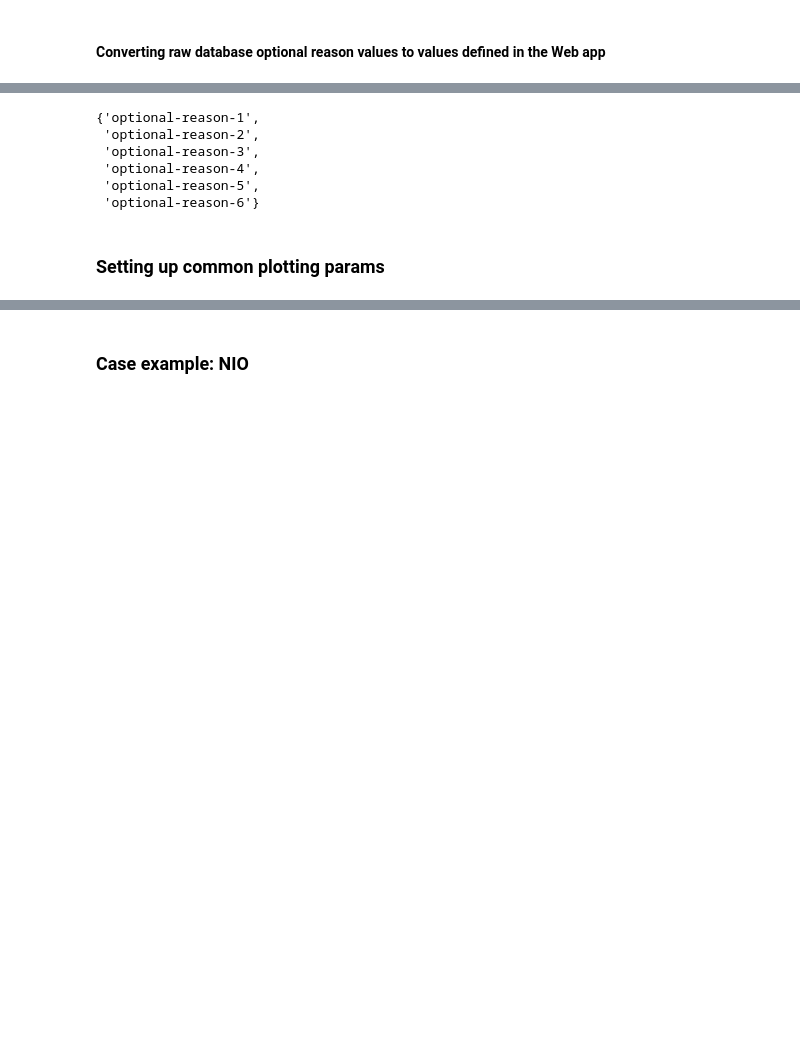
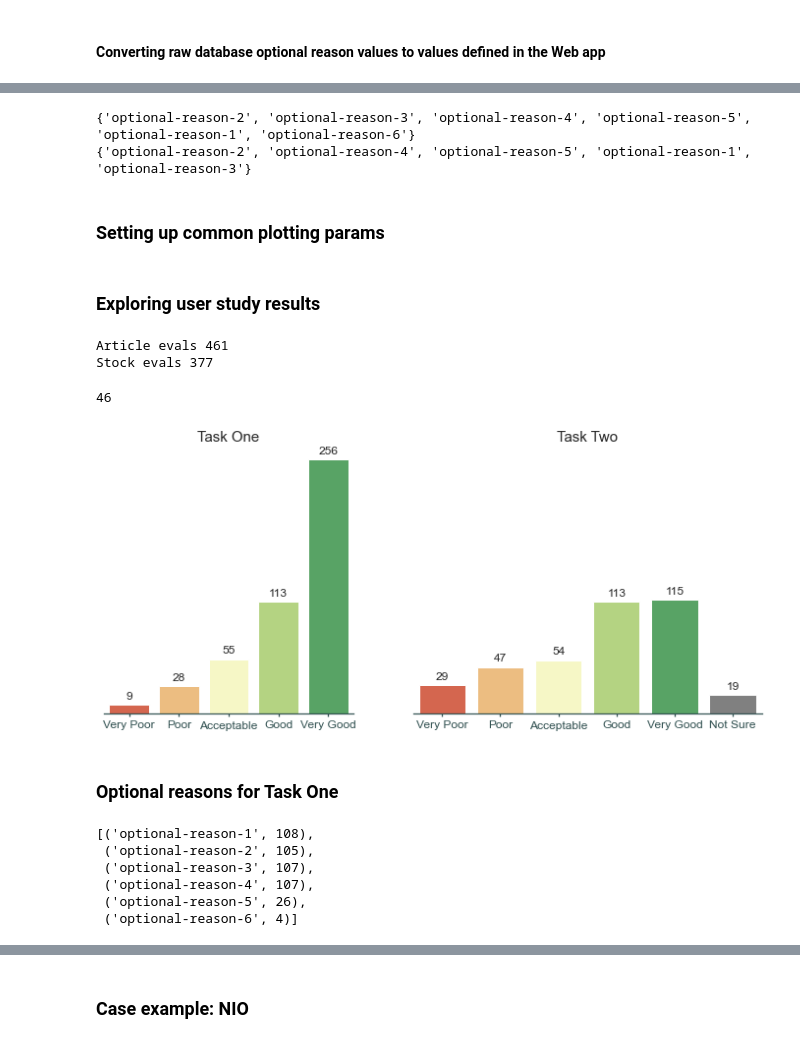
Before and after one commit to LukasRub/stocks-tldr, a Jupyter notebook: notebooks/eda/Exploring user study results.ipynb, the cells around one changed output, grey strips where cells are left out. Cells and saved outputs as stored; diff of their text form; code cells hidden in the pictures; blank space fills up the shorter version.

```diff
--- a/notebooks/eda/Exploring user study results.ipynb
+++ b/notebooks/eda/Exploring user study results.ipynb
@@ -88,24 +147,20 @@ with pd.option_context("display.max_colwidth",  100):
 # %%
 # To check if all optional reasons where used
-def optional_reason_factory(mask=None):
+def optional_reason_factory(df, mask=None):
     if mask is not None:
-        df = article_evals_df[mask]
-    else:
-        df = article_evals_df
+        df = df[mask]
     return reduce(list.__add__,
                   [list_ for _, list_ in df.optional_reasons.iteritems()
                    if len(list_) > 0])
 
-all_optional_reasons = optional_reason_factory()
+all_optional_reasons_t1 = optional_reason_factory(article_evals)
+all_optional_reasons_t2 = optional_reason_factory(stock_evals)
 
-set(all_optional_reasons)
+print(set(all_optional_reasons_t1))
+print(set(all_optional_reasons_t2))
 # %% [output]
-{'optional-reason-1',
- 'optional-reason-2',
- 'optional-reason-3',
- 'optional-reason-4',
- 'optional-reason-5',
- 'optional-reason-6'}
+{'optional-reason-2', 'optional-reason-3', 'optional-reason-4', 'optional-reason-5', 'optional-reason-1', 'optional-reason-6'}
+{'optional-reason-2', 'optional-reason-4', 'optional-reason-5', 'optional-reason-1', 'optional-reason-3'}
 # %%
 positive_optional_reason_labels = (
     ["Topic company is present\nin model results",
@@ -132 +187,46 @@ palette = utils.plotting.discrete_palette
 sns.set(style="whitegrid", rc=rc)
+# %% [markdown]
+### Exploring user study results
+# %%
+# Number of responses
+print("Article evals", len(article_evals.id))
+print("Stock evals", len(stock_evals.id))
+# %% [output]
+Article evals 461
+Stock evals 377
+# %%
+# Number of articles
+len(article_evals.doc_id.unique())
+# %% [output]
+46
+# %%
+fig, (ax1, ax2) = plt.subplots(nrows=1, ncols=2, figsize=(12, 5), sharey=True, gridspec_kw={'width_ratios': [1, 1.4]})
+
+sns.countplot(x="rating", data=article_evals, order=likert_scale_t1,
+              palette=utils.plotting.signed_discrete_palette, ax=ax1)
+ax1.bar_label(ax1.containers[0], padding=4)
+ax1.spines["left"].set_visible(False)
+ax1.tick_params(axis="y", left=False)
+ax1.set_yticklabels([])
+ax1.set_ylabel(None)
+ax1.set_xlabel(None)
+ax1.set_title("Task One", fontsize=15)
+
+palette = utils.plotting.signed_discrete_palette
+palette.append("gray")
+sns.countplot(x="rating", data=stock_evals, order=likert_scale_t2,
+              palette=palette, ax=ax2)
+ax2.bar_label(ax2.containers[0], padding=4)
+ax2.spines["left"].set_visible(False)
+ax2.tick_params(axis="y", left=False)
+ax2.set_yticklabels([])
+ax2.set_ylabel(None)
+ax2.set_xlabel(None)
+ax2.set_title("Task Two", fontsize=15)
+
+plt.show()
+fig.savefig(Path(FIGURES_DIR) / "user_study_results.png", dpi=200)
+# %% [output]
+[figure, added]
+# %% [markdown]
+### Optional reasons for Task One
@@ -132,0 +237,10 @@ sns.set(style="whitegrid", rc=rc)
+# %%
+positive_reasons = Counter(optional_reason_factory(article_evals, positive_sentiments))
+sorted(positive_reasons.items())
+# %% [output]
+[('optional-reason-1', 108),
+ ('optional-reason-2', 105),
+ ('optional-reason-3', 107),
+ ('optional-reason-4', 107),
+ ('optional-reason-5', 26),
+ ('optional-reason-6', 4)]
```
Also changed, not shown: parts of 19 cells of this notebook, 20 other files.
